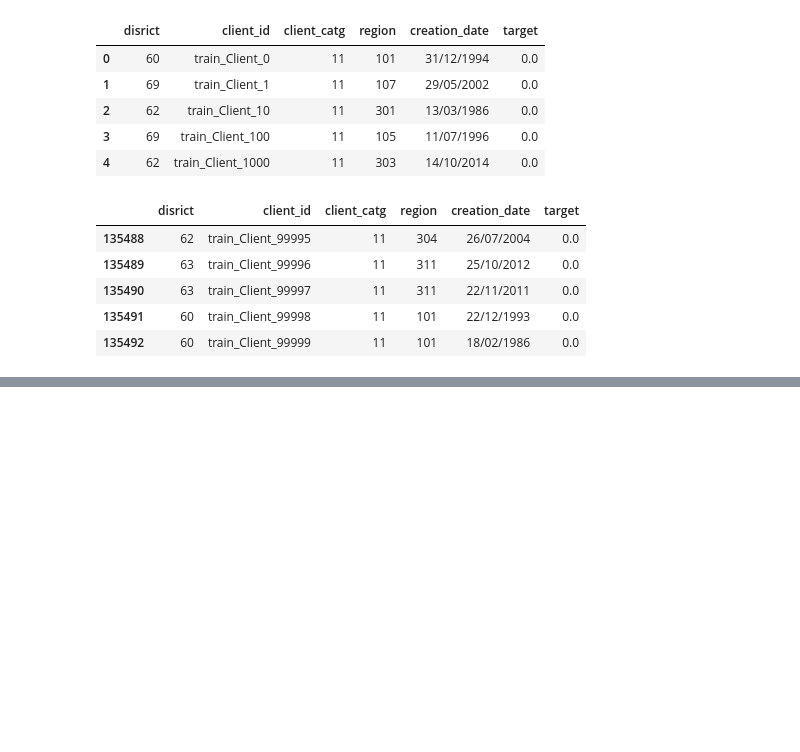
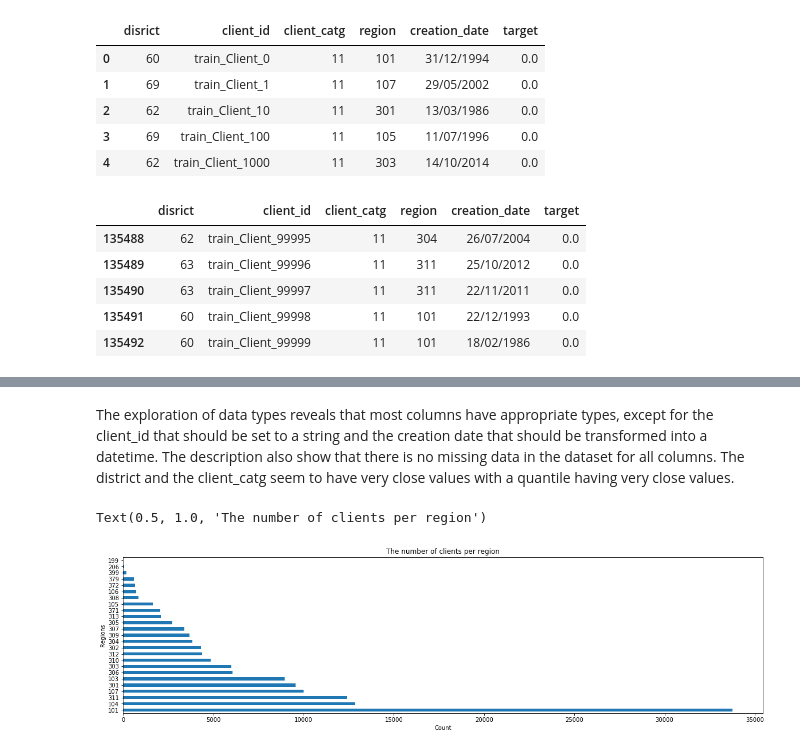
Before and after one commit to ChihabFortas/Fraud-detection-Model, a Jupyter notebook: ML_academy_Project_1.ipynb, the cells around one changed output, grey strips where cells are left out. Saved outputs shown, nothing was run; the diff lists cells and outputs as text; code cells hidden in the pictures; blank space fills up the shorter version.

Commit message:
added plots

```diff
--- a/ML_academy_Project_1.ipynb
+++ b/ML_academy_Project_1.ipynb
@@ -113,0 +117,5 @@ invoice_train_df.tail()
+# %%
+file_names = ['client_test', 'invoice_test', 'client_train', 'invoice_train']
+data = {
+    file_name: pd.read_csv(f'./dataset/{file_name}.csv') for file_name in file_names
+}
@@ -113,0 +148,11 @@ invoice_train_df.tail()
+# %% [markdown]
+The exploration of data types reveals that most columns have appropriate types, except for the client_id that should be set to a string and the creation date that should be transformed into a datetime. The description also show that there is no missing data in the dataset for all columns. The district and the client_catg seem to have very close values with a quantile having very close values.
+# %%
+figure(figsize=(20,5))
+data['client_train']['region'].value_counts().plot(kind='barh')
+plt.xlabel('Count')
+plt.ylabel('Regions')
+plt.title('The number of clients per region')
+# %% [output]
+Text(0.5, 1.0, 'The number of clients per region')
+[figure, added]
```
Also changed, not shown: parts of 14 cells of this notebook.
